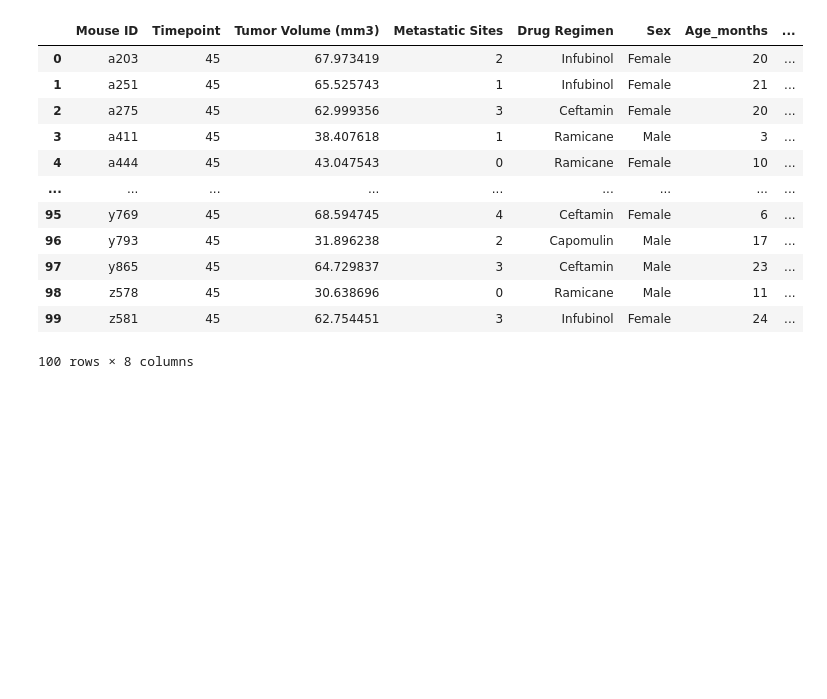
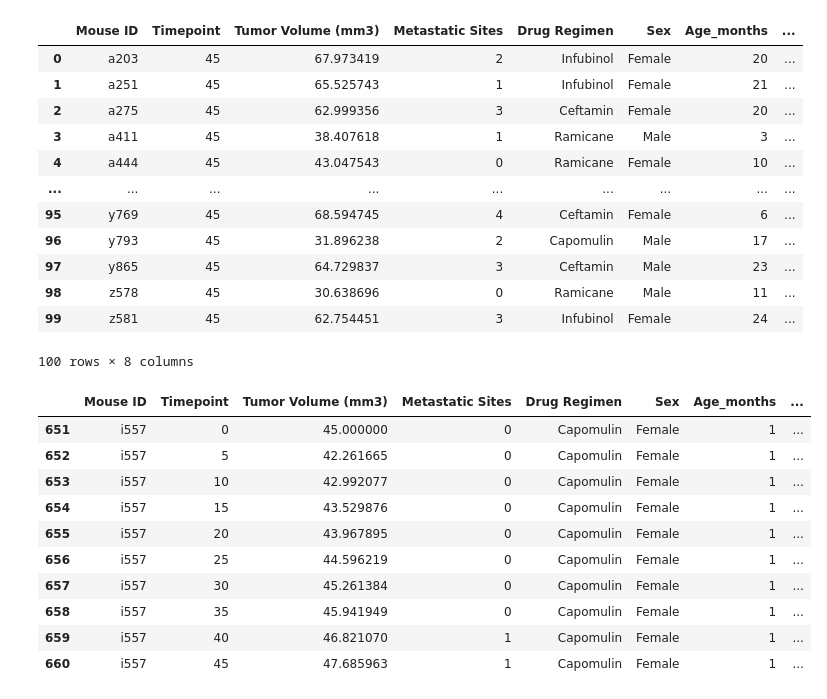
Before and after one commit to M0ther0fGingers/Pymaceuticals, a Jupyter notebook: Pymaceuticals/Pymaceuticals.ipynb, the cells around one changed output. Saved outputs shown, nothing was run; the diff lists cells and outputs as text; code cells hidden in the pictures; blank space fills up the shorter version.

```diff
--- a/Pymaceuticals/Pymaceuticals.ipynb
+++ b/Pymaceuticals/Pymaceuticals.ipynb
@@ -384,5 +385,17 @@ tumor_volume_last
 100 rows × 8 columns
 # %%
 # Generate a line plot of tumor volume vs. time point for a single mouse treated with Capomulin
-capomulin = tumor_volume_last[tumor_volume_last["Drug Regemin"] == "Capomulin"]
-capomulin
+mouse = study_data[study_data["Mouse ID"] == "i557"]
+mouse
+# %% [output]
+|  | Mouse ID | Timepoint | Tumor Volume (mm3) | Metastatic Sites | Drug Regimen | Sex | Age_months | ... |
+| 651 | i557 | 0 | 45.000000 | 0 | Capomulin | Female | 1 | ... |
+| 652 | i557 | 5 | 42.261665 | 0 | Capomulin | Female | 1 | ... |
+| 653 | i557 | 10 | 42.992077 | 0 | Capomulin | Female | 1 | ... |
+| 654 | i557 | 15 | 43.529876 | 0 | Capomulin | Female | 1 | ... |
+| 655 | i557 | 20 | 43.967895 | 0 | Capomulin | Female | 1 | ... |
+| 656 | i557 | 25 | 44.596219 | 0 | Capomulin | Female | 1 | ... |
+| 657 | i557 | 30 | 45.261384 | 0 | Capomulin | Female | 1 | ... |
+| 658 | i557 | 35 | 45.941949 | 0 | Capomulin | Female | 1 | ... |
+| 659 | i557 | 40 | 46.821070 | 1 | Capomulin | Female | 1 | ... |
+| 660 | i557 | 45 | 47.685963 | 1 | Capomulin | Female | 1 | ... |
```
Also changed, not shown: parts of 8 cells of this notebook.
